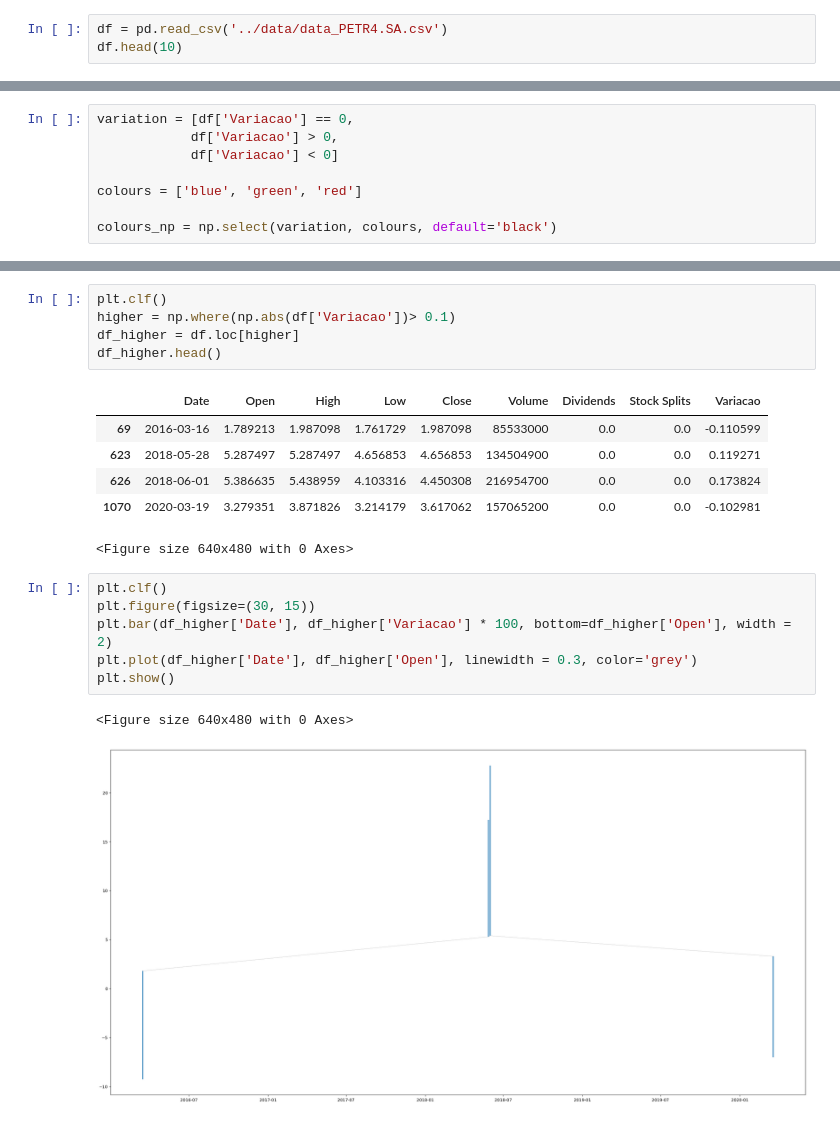
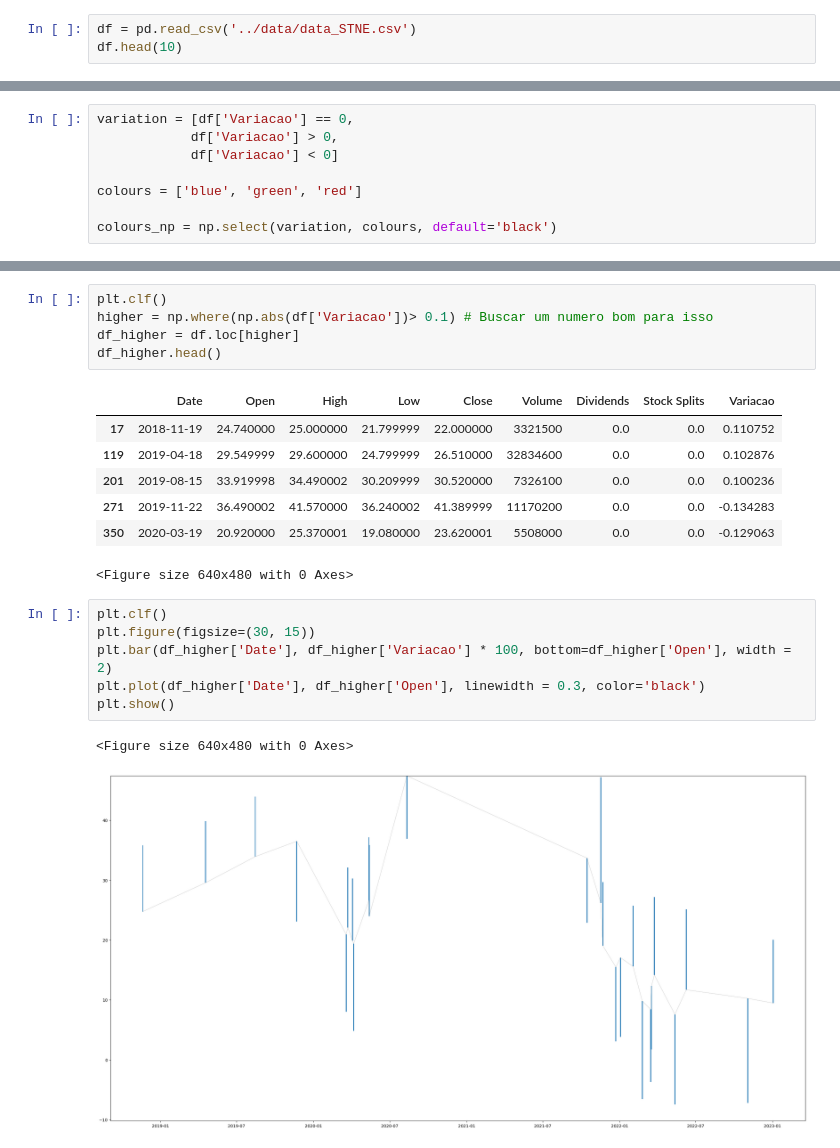
Before and after one commit to LeomaxFilho/StockMarketForecastingAI, a Jupyter notebook: src/data_reader.ipynb, the cells around one changed output, grey strips where cells are left out. Saved outputs shown, nothing was run; the diff lists cells and outputs as text.

```diff
--- a/src/data_reader.ipynb
+++ b/src/data_reader.ipynb
@@ -3,7 +3,7 @@ import pandas as pd
 import numpy as np
 import matplotlib.pyplot as plt
 # %%
-df = pd.read_csv('../data/data_PETR4.SA.csv')
+df = pd.read_csv('../data/data_STNE.csv')
 df.head(10)
 # %% [output]
 |  | Date | Open | High | Low | Close | Volume | Dividends | Stock Splits |
@@ -55,22 +55,23 @@ plt.show()
 # %%
 plt.clf()
-higher = np.where(np.abs(df['Variacao'])> 0.1)
+higher = np.where(np.abs(df['Variacao'])> 0.1) # Buscar um numero bom para isso
 df_higher = df.loc[higher]
 df_higher.head()
 # %% [output]
 |  | Date | Open | High | Low | Close | Volume | Dividends | Stock Splits | Variacao |
-| 69 | 2016-03-16 | 1.789213 | 1.987098 | 1.761729 | 1.987098 | 85533000 | 0.0 | 0.0 | -0.110599 |
-| 623 | 2018-05-28 | 5.287497 | 5.287497 | 4.656853 | 4.656853 | 134504900 | 0.0 | 0.0 | 0.119271 |
-| 626 | 2018-06-01 | 5.386635 | 5.438959 | 4.103316 | 4.450308 | 216954700 | 0.0 | 0.0 | 0.173824 |
-| 1070 | 2020-03-19 | 3.279351 | 3.871826 | 3.214179 | 3.617062 | 157065200 | 0.0 | 0.0 | -0.102981 |
+| 17 | 2018-11-19 | 24.740000 | 25.000000 | 21.799999 | 22.000000 | 3321500 | 0.0 | 0.0 | 0.110752 |
+| 119 | 2019-04-18 | 29.549999 | 29.600000 | 24.799999 | 26.510000 | 32834600 | 0.0 | 0.0 | 0.102876 |
+| 201 | 2019-08-15 | 33.919998 | 34.490002 | 30.209999 | 30.520000 | 7326100 | 0.0 | 0.0 | 0.100236 |
+| 271 | 2019-11-22 | 36.490002 | 41.570000 | 36.240002 | 41.389999 | 11170200 | 0.0 | 0.0 | -0.134283 |
+| 350 | 2020-03-19 | 20.920000 | 25.370001 | 19.080000 | 23.620001 | 5508000 | 0.0 | 0.0 | -0.129063 |
 <Figure size 640x480 with 0 Axes>
 # %%
 plt.clf()
 plt.figure(figsize=(30, 15))
 plt.bar(df_higher['Date'], df_higher['Variacao'] * 100, bottom=df_higher['Open'], width = 2)
-plt.plot(df_higher['Date'], df_higher['Open'], linewidth = 0.3, color='grey')
+plt.plot(df_higher['Date'], df_higher['Open'], linewidth = 0.3, color='black')
 plt.show()
 # %% [output]
 <Figure size 640x480 with 0 Axes>
-[figure, old version]
+[figure, new version]
 # %%
```
Also changed, not shown: parts of 5 cells of this notebook, 1 other file.
